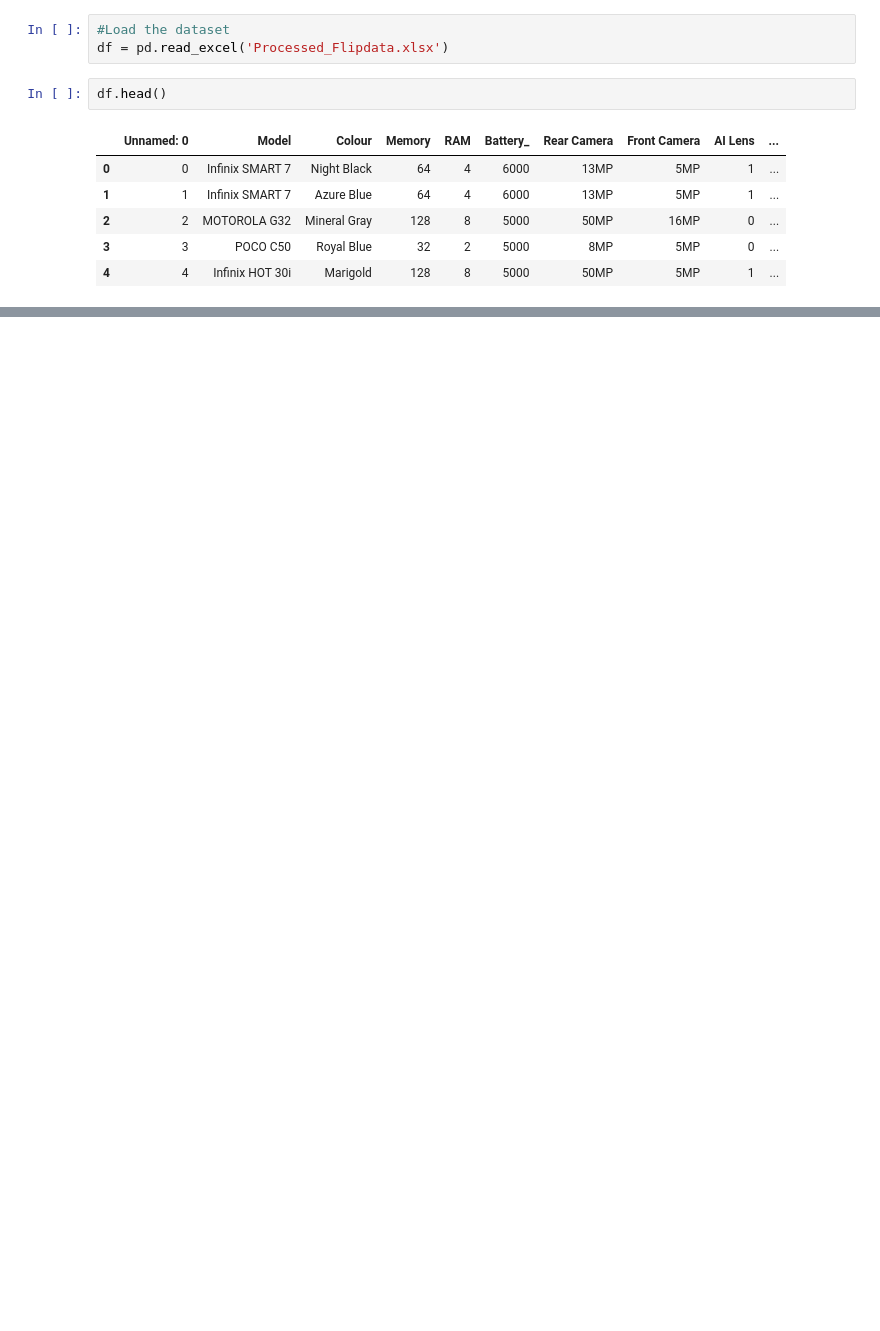
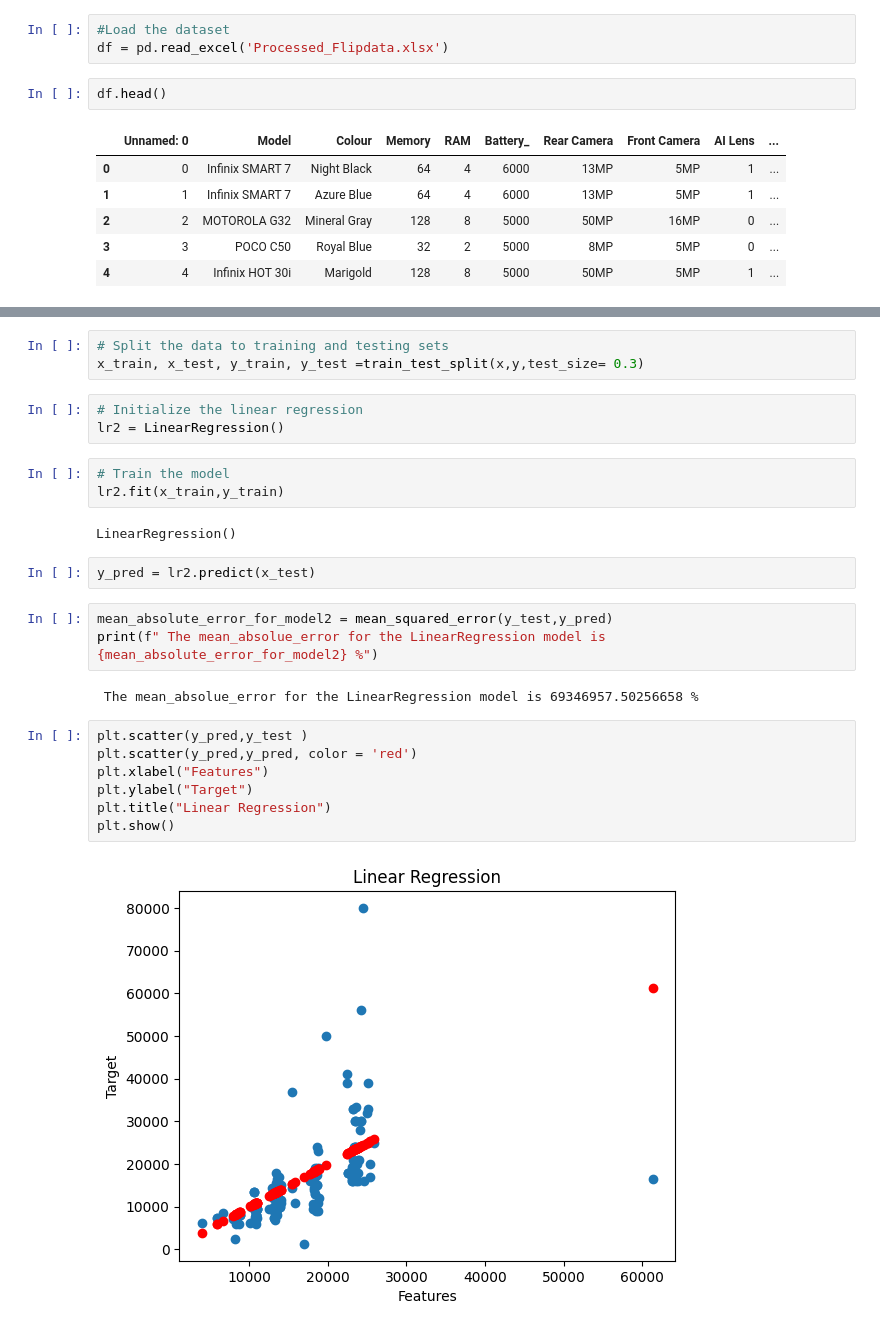
Before and after one commit to Meghna2395/NextHikes--Feature-Extraction-and-Price-Prediction-for-Mobile-Phones, a Jupyter notebook: Feature Extraction and Price Prediction for Mobile Phones.ipynb, the cells around one changed output, grey strips where cells are left out. Cells and saved outputs as stored; diff of their text form; blank space fills up the shorter version.

```diff
--- a/Feature Extraction and Price Prediction for Mobile Phones.ipynb
+++ b/Feature Extraction and Price Prediction for Mobile Phones.ipynb
@@ -35,0 +233,27 @@ dtype: int64
+# %%
+# Split the data to training and testing sets
+x_train, x_test, y_train, y_test =train_test_split(x,y,test_size= 0.3)
+# %%
+# Initialize the linear regression
+lr2 = LinearRegression()
+# %%
+# Train the model
+lr2.fit(x_train,y_train)
+# %% [output]
+LinearRegression()
+# %%
+y_pred = lr2.predict(x_test)
+# %%
+mean_absolute_error_for_model2 = mean_squared_error(y_test,y_pred)
+print(f" The mean_absolue_error for the LinearRegression model is {mean_absolute_error_for_model2} %")
+# %% [output]
+ The mean_absolue_error for the LinearRegression model is 69346957.50256658 %
+# %%
+plt.scatter(y_pred,y_test )
+plt.scatter(y_pred,y_pred, color = 'red')
+plt.xlabel("Features")
+plt.ylabel("Target")
+plt.title("Linear Regression")
+plt.show()
+# %% [output]
+[figure, added]
```
Also changed, not shown: parts of 32 cells of this notebook.
